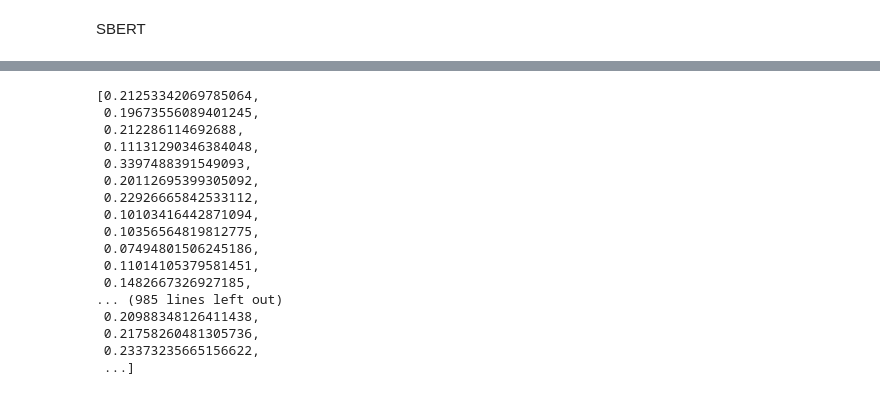
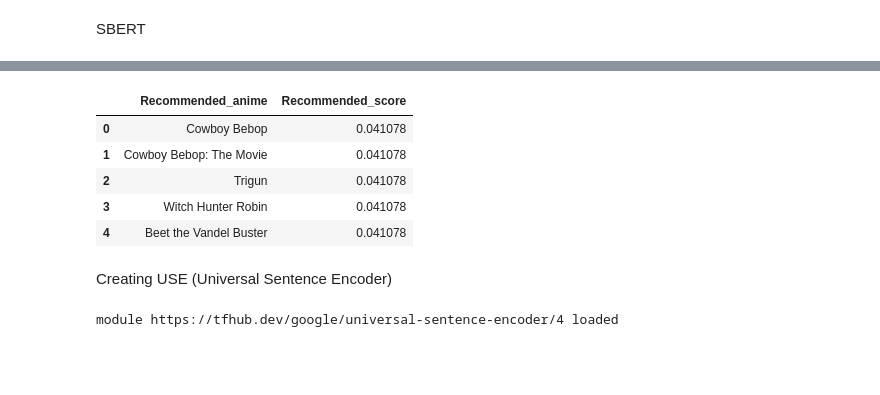
Before and after one commit to pullz6/Anime_Recommendor, a Jupyter notebook: Anime_Recs_Model_EDA.ipynb, the cells around one changed output, grey strips where cells are left out. Drawn from its saved outputs; the diff is of its cells as text; code cells hidden in the pictures; blank space fills up the shorter version.

```diff
--- a/Anime_Recs_Model_EDA.ipynb
+++ b/Anime_Recs_Model_EDA.ipynb
@@ -402,24 +229,35 @@ Test sentence: titans attacking through the wall, there is an army of soliders,
-# %%
-similarity_scores
-# %% [output]
-[0.21253342069785064,
- 0.19673556089401245,
- 0.212286114692688,
- 0.11131290346384048,
- 0.3397488391549093,
- 0.20112695399305092,
- 0.22926665842533112,
- 0.10103416442871094,
- 0.10356564819812775,
- 0.07494801506245186,
- 0.11014105379581451,
- 0.1482667326927185,
-... (985 lines left out)
- 0.20988348126411438,
- 0.21758260481305736,
- 0.23373235665156622,
- ...]
 # %%
 final_df = pd.DataFrame()
 final_df['Recommended_anime'] = similarity_anime
 final_df['Recommended_score'] = similarity_score
+# %%
+final_df.head()
+# %% [output]
+|  | Recommended_anime | Recommended_score |
+| 0 | Cowboy Bebop | 0.041078 |
+| 1 | Cowboy Bebop: The Movie | 0.041078 |
+| 2 | Trigun | 0.041078 |
+| 3 | Witch Hunter Robin | 0.041078 |
+| 4 | Beet the Vandel Buster | 0.041078 |
+# %% [markdown]
+Creating USE (Universal Sentence Encoder)
+# %%
+import tensorflow as tf
+
+import tensorflow_hub as hub
+import matplotlib.pyplot as plt
+import numpy as np
+import os
+import pandas as pd
+import re
+import seaborn as sns
+
+module_url = "https://tfhub.dev/google/universal-sentence-encoder/4"
+model = hub.load(module_url)
+print("module %s loaded" % module_url)
+
+
+def embed(input):
+    return model(input)
+# %% [output]
+module https://tfhub.dev/google/universal-sentence-encoder/4 loaded
```
Also changed, not shown: parts of 33 cells of this notebook.
